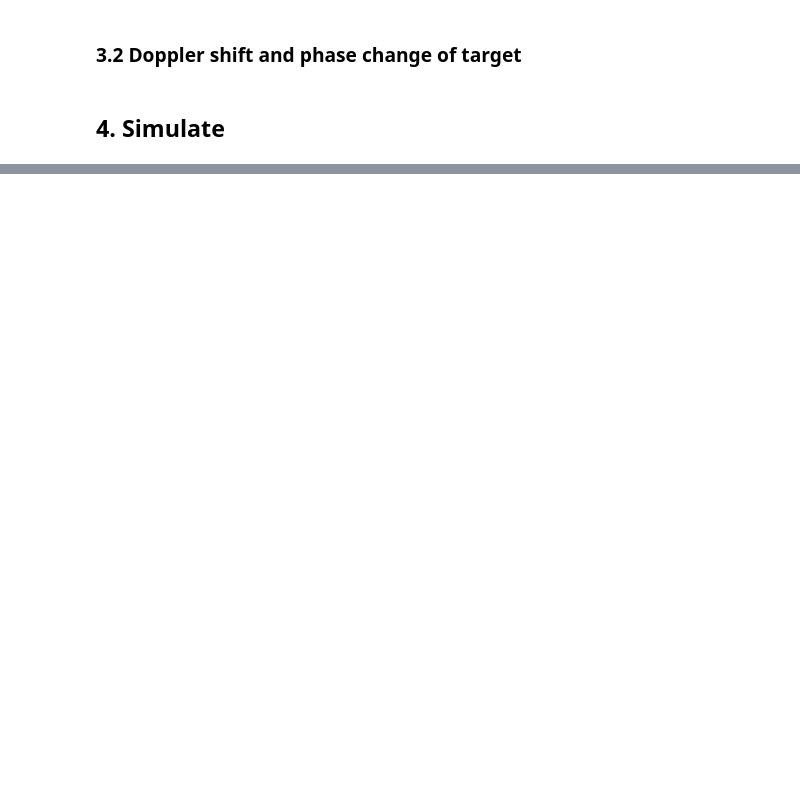
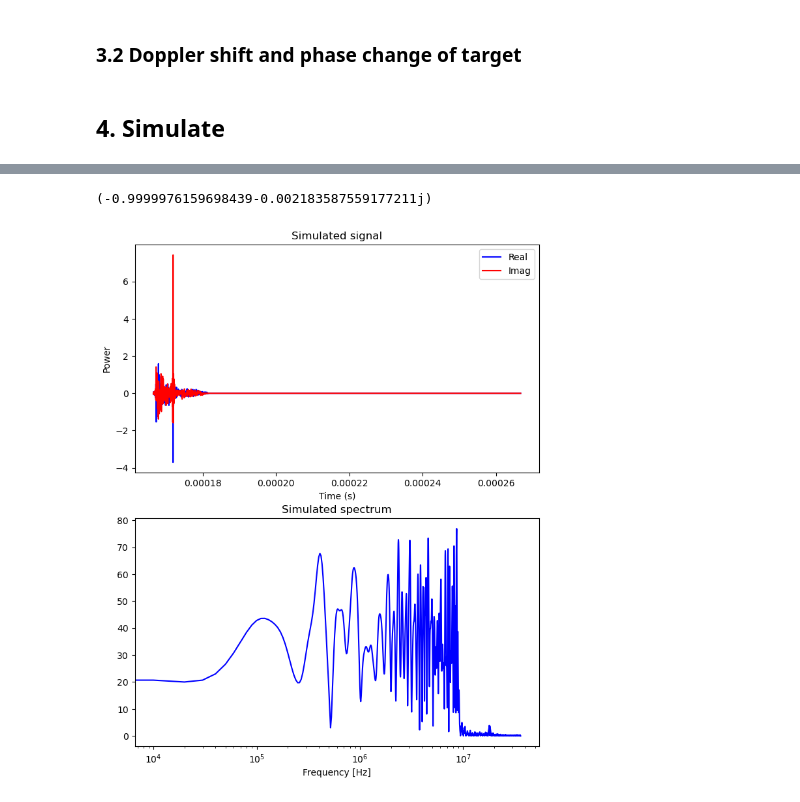
Before and after one commit to Nacnud04/EuropaRaypaths, a Jupyter notebook: SimpleRaypath.ipynb, the cells around one changed output, grey strips where cells are left out. Saved outputs shown, nothing was run; the diff lists cells and outputs as text; code cells hidden in the pictures; blank space fills up the shorter version.

```diff
--- a/SimpleRaypath.ipynb
+++ b/SimpleRaypath.ipynb
@@ -25,9 +25,9 @@ source.plot(plotly=False)
 # %% [markdown]
 ## 3. Create Model
 # %%
-model = Model(surf, source)
+model = Model(surf, source, reflect=True)
 model.set_target((5050, 5050, -200))
-model.gen_raypaths_threaded()
+model.gen_raypaths()
 #model.show_beam_pattern()
 #model.plot_s2f_angle()
 #model.plot_s2f_rad()
@@ -49,0 +55,7 @@ print(f"Elapsed time: {Time()-st} seconds.")
+# %%
+st = Time()
+model.gen_timeseries(plotly=False, lim=False)
+print(f"Elapsed time: {Time()-st} seconds.")
+# %% [output]
+(-0.9999976159698439-0.002183587559177211j)
+[figure, added]
```
Also changed, not shown: parts of 4 cells of this notebook, 4 other files.
